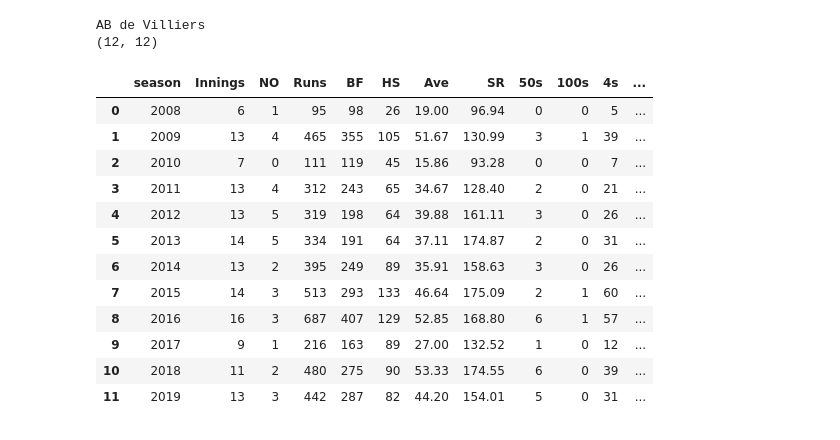
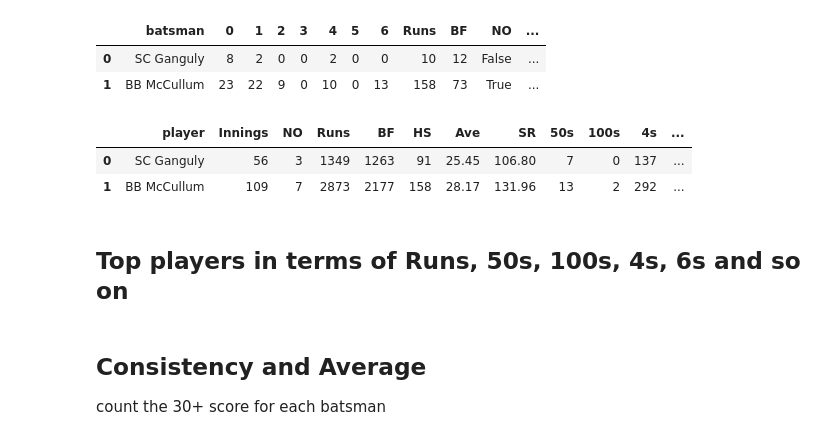
Before and after one commit to khanalg44/cricket_data, a Jupyter notebook: 03_ipl_consistency/03_consistency.ipynb, the cells around one changed output. Cells and saved outputs as stored; diff of their text form; code cells hidden in the pictures.

```diff
--- a/03_ipl_consistency/03_consistency.ipynb
+++ b/03_ipl_consistency/03_consistency.ipynb
@@ -6,0 +11,3 @@ import datetime
+# %%
+player='SK Raina'
+get_player_profile(player)
@@ -7,51 +28,50 @@ import datetime
+# %%
+df=pickle.load(open('./database/scorecard_all.df', 'rb'))
+df.head(2)
+# %% [output]
+|  | batsman | 0 | 1 | 2 | 3 | 4 | 5 | 6 | Runs | BF | NO | ... |
+| 0 | SC Ganguly | 8 | 2 | 0 | 0 | 2 | 0 | 0 | 10 | 12 | False | ... |
+| 1 | BB McCullum | 23 | 22 | 9 | 0 | 10 | 0 | 13 | 158 | 73 | True | ... |
 # %%
-def player_profile(player):
-    print (player)
+def summary_():
     df=pickle.load(open('./database/scorecard_all.df', 'rb'))
+    all_players = df['batsman'].unique()
 
     data=[]
-    for season in range(2008, 2020, 1):
-        dfp   = df[ (df['season']==str(season)) & (df['batsman']==player) ]
+    for player in all_players:
+        dfp = df[ df['batsman']==player ]
+
         Inns_ = dfp.shape[0]
         Runs_ = dfp.Runs.sum()
         BF_   = dfp.BF.sum()
         NOs_  = dfp.NO.sum()
+
         HS    = max(dfp.Runs)
         Fifty = ((dfp.Runs>=50) & (dfp.Runs<100) ).sum()
         Hundred = (dfp.Runs>=100).sum()
-        SR    = np.round(100*Runs_/BF_, 2)
-        Ave   = np.round(Runs_/(Inns_-NOs_), 2)
+
+        Wins  = sum(dfp.Win)
+        Toss_wins = sum(dfp.Toss)
+
+        SR    = np.round(100*Runs_/(BF_+0.1), 2) # add 0.1 to avoide deviding by 0
+
+        if Inns_== NOs_:
+            Ave=dfp.Runs.sum()
+        else:
+            Ave   = np.round(Runs_/(Inns_-NOs_), 2)
         Fours = dfp['4'].sum()
         Sixes = dfp['6'].sum()
 
-        data.append([season, Inns_, NOs_, Runs_, BF_, HS, Ave, SR, Fifty, Hundred, Fours, Sixes] )
-    df_p = pd.DataFrame(data, columns=['season', 'Innings', 'NO', 'Runs', 'BF', 'HS', 'Ave','SR', '50s', '100s', '4s', '6s'])
-    print ( df_p.shape)
+        data.append([player, Inns_, NOs_, Runs_, BF_, HS, Ave, SR, Fifty, Hundred, Fours, Sixes] )
+    df_p = pd.DataFrame(data, columns=['player', 'Innings', 'NO', 'Runs', 'BF', 'HS',
+                                       'Ave','SR', '50s', '100s', '4s', '6s'])
     return df_p
 
-def team_profile(team):
-    df=pickle.load(open('./database/scorecard_all.df', 'rb'))
-    dft = df[ (df['Team']==team) | (df['Against']==team) ]
-
-def all_players():
-    df=pickle.load(open('./database/scorecard_all.df', 'rb'))
-
-player='AB de Villiers'
-player_profile(player)
-#team_profile(team)
+df_summary= summary_()
+df_summary.head(2)
 # %% [output]
-AB de Villiers
-(12, 12)
-|  | season | Innings | NO | Runs | BF | HS | Ave | SR | 50s | 100s | 4s | ... |
-| 0 | 2008 | 6 | 1 | 95 | 98 | 26 | 19.00 | 96.94 | 0 | 0 | 5 | ... |
-| 1 | 2009 | 13 | 4 | 465 | 355 | 105 | 51.67 | 130.99 | 3 | 1 | 39 | ... |
-| 2 | 2010 | 7 | 0 | 111 | 119 | 45 | 15.86 | 93.28 | 0 | 0 | 7 | ... |
-| 3 | 2011 | 13 | 4 | 312 | 243 | 65 | 34.67 | 128.40 | 2 | 0 | 21 | ... |
-| 4 | 2012 | 13 | 5 | 319 | 198 | 64 | 39.88 | 161.11 | 3 | 0 | 26 | ... |
-| 5 | 2013 | 14 | 5 | 334 | 191 | 64 | 37.11 | 174.87 | 2 | 0 | 31 | ... |
-| 6 | 2014 | 13 | 2 | 395 | 249 | 89 | 35.91 | 158.63 | 3 | 0 | 26 | ... |
-| 7 | 2015 | 14 | 3 | 513 | 293 | 133 | 46.64 | 175.09 | 2 | 1 | 60 | ... |
-| 8 | 2016 | 16 | 3 | 687 | 407 | 129 | 52.85 | 168.80 | 6 | 1 | 57 | ... |
-| 9 | 2017 | 9 | 1 | 216 | 163 | 89 | 27.00 | 132.52 | 1 | 0 | 12 | ... |
-| 10 | 2018 | 11 | 2 | 480 | 275 | 90 | 53.33 | 174.55 | 6 | 0 | 39 | ... |
-| 11 | 2019 | 13 | 3 | 442 | 287 | 82 | 44.20 | 154.01 | 5 | 0 | 31 | ... |
+|  | player | Innings | NO | Runs | BF | HS | Ave | SR | 50s | 100s | 4s | ... |
+| 0 | SC Ganguly | 56 | 3 | 1349 | 1263 | 91 | 25.45 | 106.80 | 7 | 0 | 137 | ... |
+| 1 | BB McCullum | 109 | 7 | 2873 | 2177 | 158 | 28.17 | 131.96 | 13 | 2 | 292 | ... |
+# %% [markdown]
+## Top players in terms of Runs, 50s, 100s, 4s, 6s and so on
@@ -58 +92,4 @@ AB de Villiers
+# %% [markdown]
+## Consistency and Average
+count the 30+ score for each batsman
 # %%
```
Also changed, not shown: parts of 14 cells of this notebook, 11 other files.
